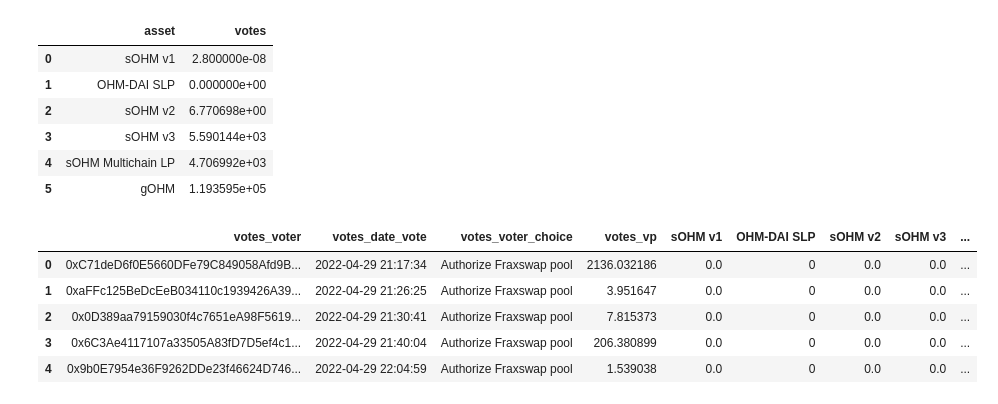
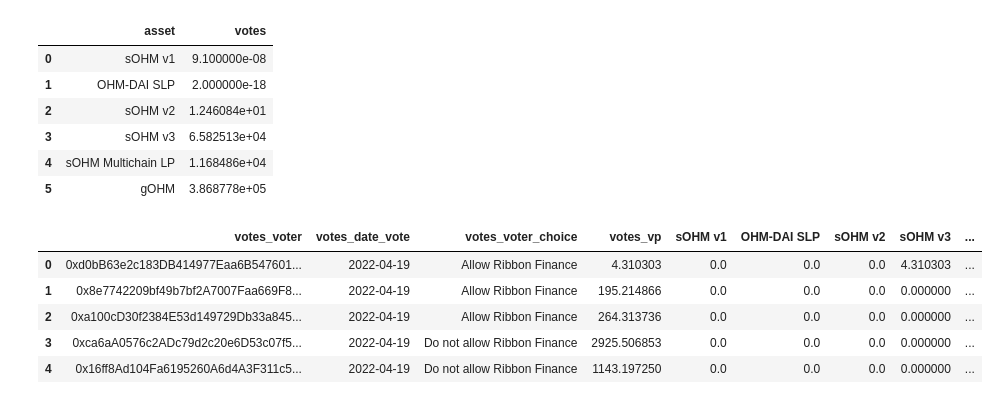
Before and after one commit to MeiLiing/flipside_bounties, a Jupyter notebook: olympus_bounties/ohmies_voting.ipynb, the cells around one changed output. Saved outputs shown, nothing was run; the diff lists cells and outputs as text; code cells hidden in the pictures.

```diff
--- a/olympus_bounties/ohmies_voting.ipynb
+++ b/olympus_bounties/ohmies_voting.ipynb
@@ -9,39 +14,41 @@ from operator import add
 sg = Subgrounds()
 snapshot = sg.load_api('https://hub.snapshot.org/graphql')
 # %%
+proposal_id = '0xe52a4af6307bea40a34f2eaf9a93f11c8abf382020cca2d370ffaa0337620b6b'
+
 snapshot.Vote.date_vote = SyntheticField(
-    f = lambda timestamp: str(datetime.fromtimestamp(timestamp)),
+    f = lambda timestamp: str(date.fromtimestamp(timestamp)),
     type_ = SyntheticField.STRING,
     deps = snapshot.Vote.created
 )
 
 snapshot.Vote.voter_choice = SyntheticField(
-    f = lambda x: 'Authorize Fraxswap pool' if x == 1 else 'Do not authorize',
+    f = lambda x: 'Allow Ribbon Finance' if x == 1 else 'Do not allow Ribbon Finance',
     type_ = SyntheticField.STRING,
     deps = snapshot.Vote.choice
 )
 
 proposal = snapshot.Query.proposal(
-    id = '0x721887691ff47e6eec89f1be98013444c8ffd2d38cf2bc477647ff79506d5bae'
+    id = proposal_id
 )
 
 votes = snapshot.Query.votes(
-    first = 124,
+    first = 226,
     orderBy = 'created',
     orderDirection = 'asc',
     where = {
-        'proposal': '0x721887691ff47e6eec89f1be98013444c8ffd2d38cf2bc477647ff79506d5bae'
+        'proposal': proposal_id
     }
 )
 # %%
 proposal_scores_strat = sg.query_json([
     proposal.scores_by_strategy
     ])
-
+# print(proposal_scores_strat)
 scores_by_strategy = list(map(
     add,
-    proposal_scores_strat[0]['x313efb831bc47293']['scores_by_strategy'][0],
-    proposal_scores_strat[0]['x313efb831bc47293']['scores_by_strategy'][1]
+    proposal_scores_strat[0]['x00695cf9dbf02ec0']['scores_by_strategy'][0],
+    proposal_scores_strat[0]['x00695cf9dbf02ec0']['scores_by_strategy'][1]
     )
 )
 strat_names = ['sOHM v1', 'OHM-DAI SLP', 'sOHM v2', 'sOHM v3', 'sOHM Multichain LP', 'gOHM']
@@ -52,9 +59,9 @@ proposal_scores_by_strat = pd.DataFrame(
 proposal_scores_by_strat
 # %% [output]
 |  | asset | votes |
-| 0 | sOHM v1 | 2.800000e-08 |
-| 1 | OHM-DAI SLP | 0.000000e+00 |
-| 2 | sOHM v2 | 6.770698e+00 |
-| 3 | sOHM v3 | 5.590144e+03 |
-| 4 | sOHM Multichain LP | 4.706992e+03 |
-| 5 | gOHM | 1.193595e+05 |
+| 0 | sOHM v1 | 9.100000e-08 |
+| 1 | OHM-DAI SLP | 2.000000e-18 |
+| 2 | sOHM v2 | 1.246084e+01 |
+| 3 | sOHM v3 | 6.582513e+04 |
+| 4 | sOHM Multichain LP | 1.168486e+04 |
+| 5 | gOHM | 3.868778e+05 |
@@ -61,37 +75,38 @@ proposal_scores_by_strat
 # %%
 proposal_votes = sg.query_df([
     votes.voter,
     votes.date_vote,
     votes.voter_choice,
     votes.vp
 ])
-
-vp_by_strategy_json = sg.query_json([votes.vp_by_strategy])[0]['x2daa84da485911ce']
+# print(proposal_votes)
+vp_by_strategy_json = sg.query_json([votes.vp_by_strategy])[0]['x32eae029ffc2c5f8']
+# print(vp_by_strategy_json)
 vp_by_strategy = {
     'sOHM v1': [],
     'OHM-DAI SLP': [],
     'sOHM v2': [],
     'sOHM v3': [],
     'sOHM Multichain LP': [],
     'gOHM': []
 }
 
 for i in range(0, len(vp_by_strategy_json)):
     vp_by_strategy['sOHM v1'].append(vp_by_strategy_json[i]['vp_by_strategy'][0]),
     vp_by_strategy['OHM-DAI SLP'].append(vp_by_strategy_json[i]['vp_by_strategy'][1]),
     vp_by_strategy['sOHM v2'].append(vp_by_strategy_json[i]['vp_by_strategy'][2]),
     vp_by_strategy['sOHM v3'].append(vp_by_strategy_json[i]['vp_by_strategy'][3]),
     vp_by_strategy['sOHM Multichain LP'].append(vp_by_strategy_json[i]['vp_by_strategy'][4]),
     vp_by_strategy['gOHM'].append(vp_by_strategy_json[i]['vp_by_strategy'][5])
 
 for key in vp_by_strategy.keys():
     proposal_votes[key] = vp_by_strategy[key]
 
 proposal_votes.head()
 # %% [output]
 |  | votes_voter | votes_date_vote | votes_voter_choice | votes_vp | sOHM v1 | OHM-DAI SLP | sOHM v2 | sOHM v3 | ... |
-| 0 | 0xC71deD6f0E5660DFe79C849058Afd9B... | 2022-04-29 21:17:34 | Authorize Fraxswap pool | 2136.032186 | 0.0 | 0 | 0.0 | 0.0 | ... |
-| 1 | 0xaFFc125BeDcEeB034110c1939426A39... | 2022-04-29 21:26:25 | Authorize Fraxswap pool | 3.951647 | 0.0 | 0 | 0.0 | 0.0 | ... |
-| 2 | 0x0D389aa79159030f4c7651eA98F5619... | 2022-04-29 21:30:41 | Authorize Fraxswap pool | 7.815373 | 0.0 | 0 | 0.0 | 0.0 | ... |
-| 3 | 0x6C3Ae4117107a33505A83fD7D5ef4c1... | 2022-04-29 21:40:04 | Authorize Fraxswap pool | 206.380899 | 0.0 | 0 | 0.0 | 0.0 | ... |
-| 4 | 0x9b0E7954e36F9262DDe23f46624D746... | 2022-04-29 22:04:59 | Authorize Fraxswap pool | 1.539038 | 0.0 | 0 | 0.0 | 0.0 | ... |
+| 0 | 0xd0bB63e2c183DB414977Eaa6B547601... | 2022-04-19 | Allow Ribbon Finance | 4.310303 | 0.0 | 0.0 | 0.0 | 4.310303 | ... |
+| 1 | 0x8e7742209bf49b7bf2A7007Faa669F8... | 2022-04-19 | Allow Ribbon Finance | 195.214866 | 0.0 | 0.0 | 0.0 | 0.000000 | ... |
+| 2 | 0xa100cD30f2384E53d149729Db33a845... | 2022-04-19 | Allow Ribbon Finance | 264.313736 | 0.0 | 0.0 | 0.0 | 0.000000 | ... |
+| 3 | 0xca6aA0576c2ADc79d2c20e6D53c07f5... | 2022-04-19 | Do not allow Ribbon Finance | 2925.506853 | 0.0 | 0.0 | 0.0 | 0.000000 | ... |
+| 4 | 0x16ff8Ad104Fa6195260A6d4A3F311c5... | 2022-04-19 | Do not allow Ribbon Finance | 1143.197250 | 0.0 | 0.0 | 0.0 | 0.000000 | ... |
```
Also changed, not shown: parts of 6 cells of this notebook.
